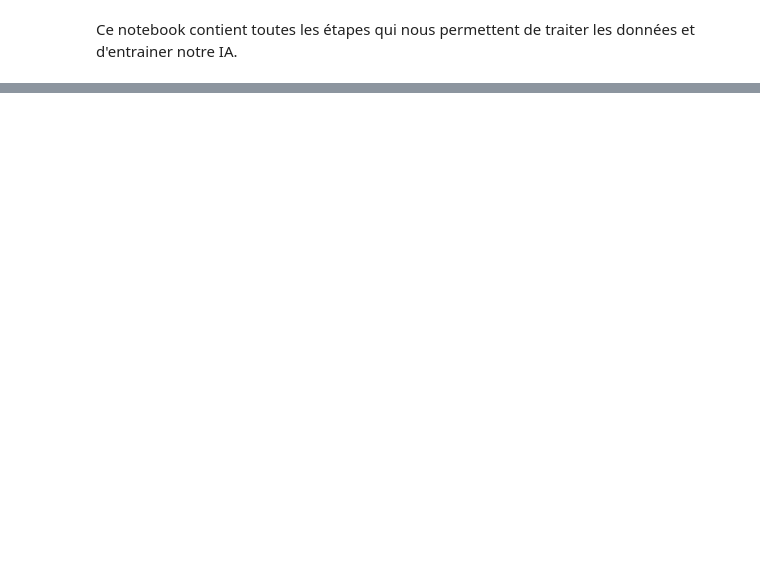
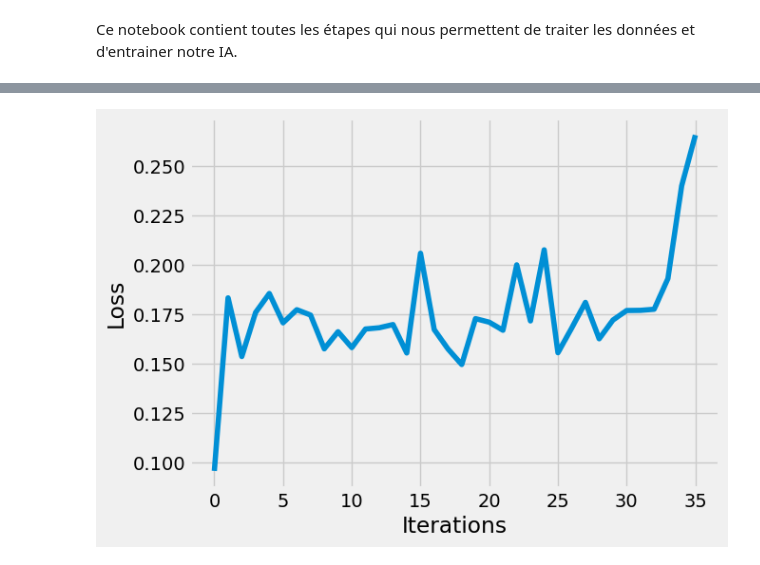
Before and after one commit to Rulienn/Detection-d-anomalie, a Jupyter notebook: JulienNoteBook.ipynb, the cells around one changed output, grey strips where cells are left out. Saved outputs shown, nothing was run; the diff lists cells and outputs as text; code cells hidden in the pictures; blank space fills up the shorter version.

```diff
--- a/JulienNoteBook.ipynb
+++ b/JulienNoteBook.ipynb
@@ -48,0 +120,26 @@ plotimage(images,3)
+# %%
+num_epochs = 4
+losses = []
+
+for epoch in range(num_epochs):
+    for batch in loader:
+        # Séparer les données d'entrée et les cibles (ici, les mêmes images)
+        inputs = batch[0]
+        targets = inputs
+        # Remettre les gradients à zéro
+        optimizer.zero_grad()
+
+        # Passer les données dans le modèle
+        outputs = model(inputs)
+
+        # Calculer la perte
+        loss = loss_function(outputs, targets)
+
+        # Rétropropagation et mise à jour des poids
+        loss.backward()
+        optimizer.step()
+        losses.append(loss)
+
+    print(f'Epoch [{epoch+1}/{num_epochs}], Loss: {loss.item():.4f}')
+
+print("Entraînement terminé.")
@@ -48,0 +152,15 @@ plotimage(images,3)
+# %%
+losses_np = [loss.detach().numpy() for loss in losses]
+
+# Définir le style du graphique
+plt.style.use('fivethirtyeight')
+plt.xlabel('Iterations')
+plt.ylabel('Loss')
+
+# Tracer les 100 dernières valeurs de perte
+plt.plot(losses_np[-100:])
+
+# Afficher le graphique
+plt.show()
+# %% [output]
+[figure, added]
```
Also changed, not shown: parts of 16 cells of this notebook.
